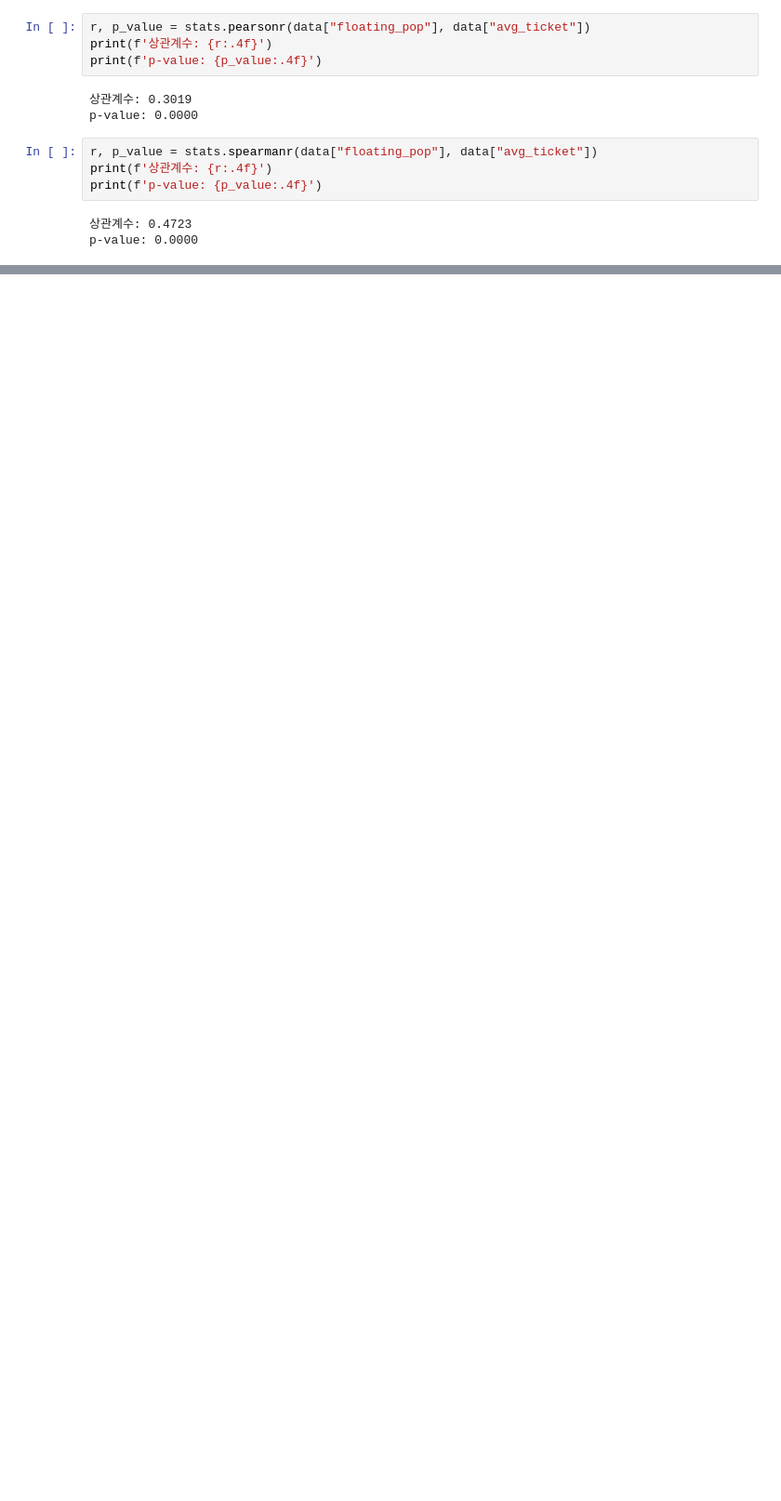
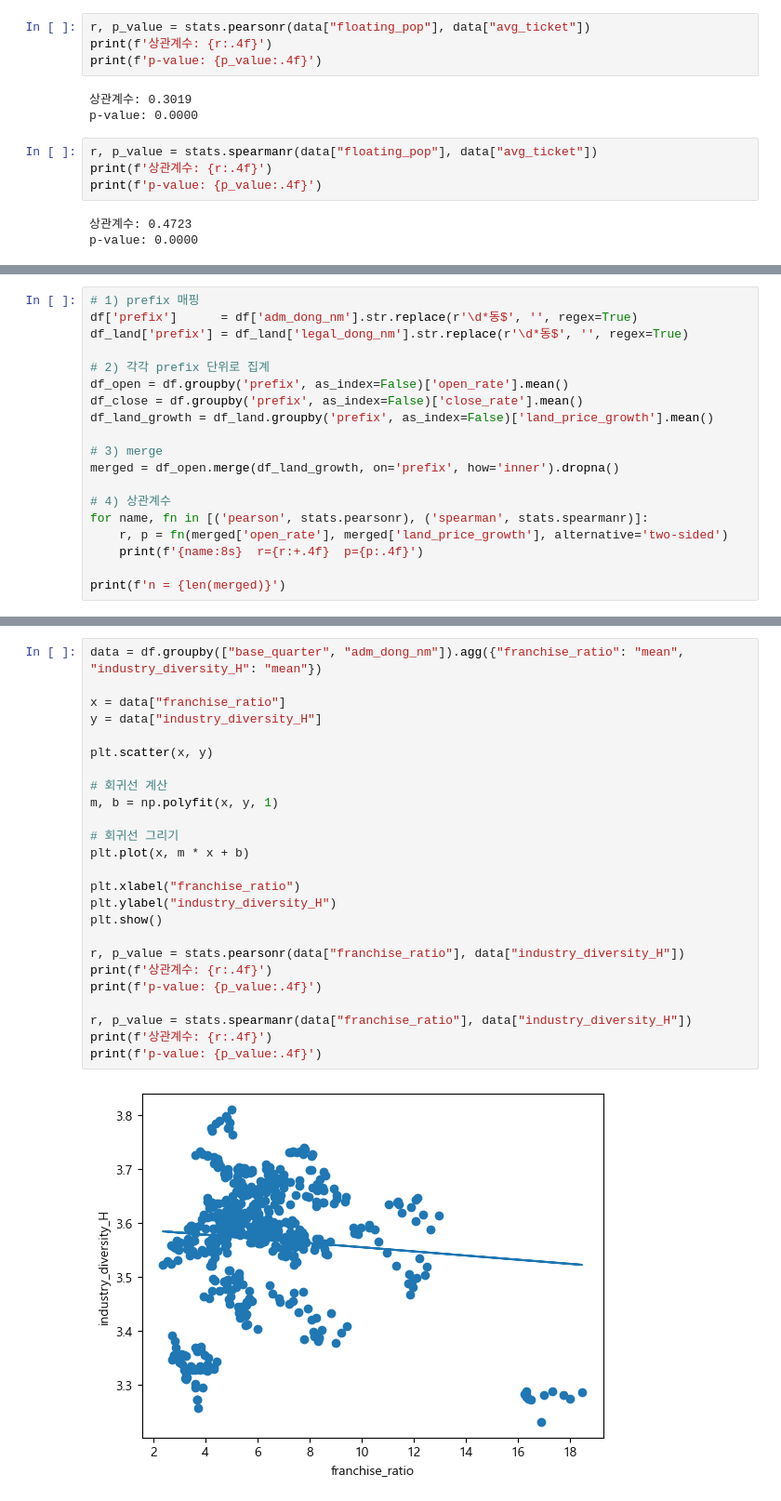
Before and after one commit to bulsajo1/final_project, a Jupyter notebook: eunbi/통계_은비.ipynb, the cells around one changed output, grey strips where cells are left out. Shown at 93% size. Drawn from its saved outputs; the diff is of its cells as text; blank space fills up the shorter version.

```diff
--- a/eunbi/통계_은비.ipynb
+++ b/eunbi/통계_은비.ipynb
@@ -471,0 +479,19 @@ p-value: 0.0000
+# %%
+# 1) prefix 매핑
+df['prefix']      = df['adm_dong_nm'].str.replace(r'\d*동$', '', regex=True)
+df_land['prefix'] = df_land['legal_dong_nm'].str.replace(r'\d*동$', '', regex=True)
+
+# 2) 각각 prefix 단위로 집계
+df_open = df.groupby('prefix', as_index=False)['open_rate'].mean()
+df_close = df.groupby('prefix', as_index=False)['close_rate'].mean()
+df_land_growth = df_land.groupby('prefix', as_index=False)['land_price_growth'].mean()
+
+# 3) merge
+merged = df_open.merge(df_land_growth, on='prefix', how='inner').dropna()
+
+# 4) 상관계수
+for name, fn in [('pearson', stats.pearsonr), ('spearman', stats.spearmanr)]:
+    r, p = fn(merged['open_rate'], merged['land_price_growth'], alternative='two-sided')
+    print(f'{name:8s}  r={r:+.4f}  p={p:.4f}')
+
+print(f'n = {len(merged)}')
@@ -471,0 +516,27 @@ p-value: 0.0000
+# %%
+data = df.groupby(["base_quarter", "adm_dong_nm"]).agg({"franchise_ratio": "mean", "industry_diversity_H": "mean"})
+
+x = data["franchise_ratio"]
+y = data["industry_diversity_H"]
+
+plt.scatter(x, y)
+
+# 회귀선 계산
+m, b = np.polyfit(x, y, 1)
+
+# 회귀선 그리기
+plt.plot(x, m * x + b)
+
+plt.xlabel("franchise_ratio")
+plt.ylabel("industry_diversity_H")
+plt.show()
+
+r, p_value = stats.pearsonr(data["franchise_ratio"], data["industry_diversity_H"])
+print(f'상관계수: {r:.4f}')
+print(f'p-value: {p_value:.4f}')
+
+r, p_value = stats.spearmanr(data["franchise_ratio"], data["industry_diversity_H"])
+print(f'상관계수: {r:.4f}')
+print(f'p-value: {p_value:.4f}')
+# %% [output]
+[figure, added]
```
Also changed, not shown: parts of 50 cells of this notebook.
